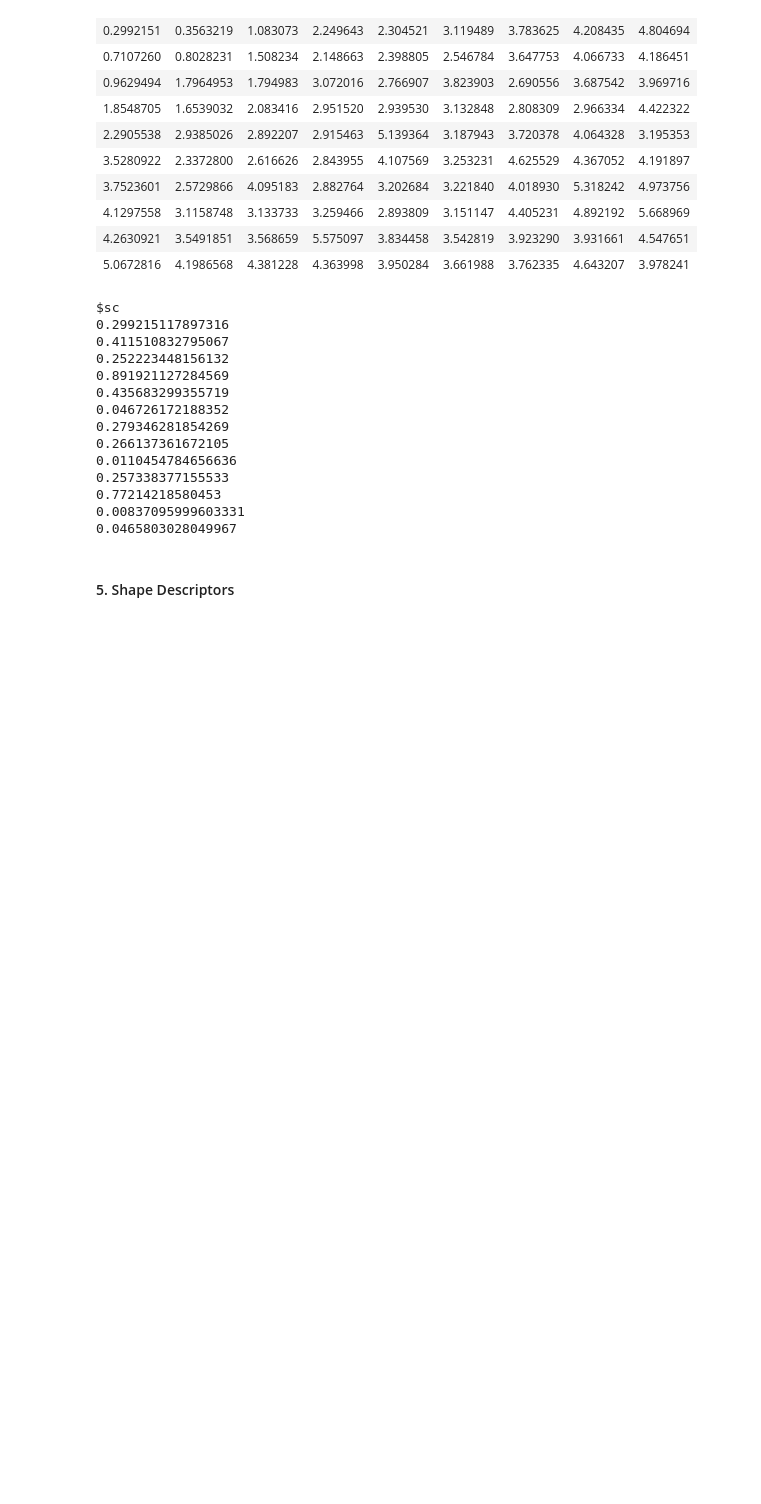
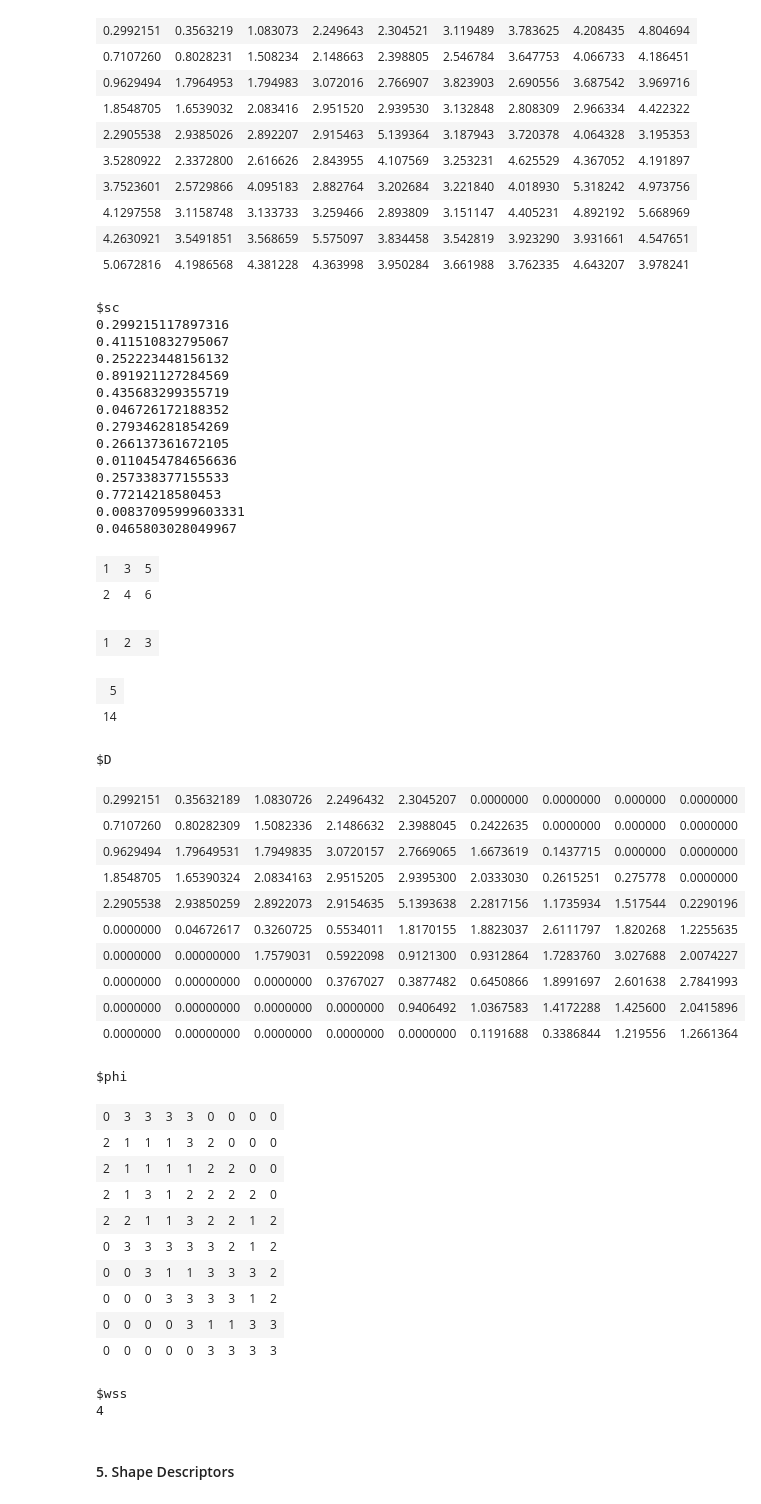
Before and after one commit to jianghaochu/dtw, a Jupyter notebook: code/shapeDTW_translate/dtw_utilities.ipynb, the cells around one changed output. Cells and saved outputs as stored; diff of their text form; code cells hidden in the pictures; blank space fills up the shorter version.

```diff
--- a/code/shapeDTW_translate/dtw_utilities.ipynb
+++ b/code/shapeDTW_translate/dtw_utilities.ipynb
@@ -325,0 +328,14 @@ $sc
+# %%
+x = matrix(c(1, 2, 3, 4, 5, 6), ncol = 3)
+c = matrix(c(1, 2, 3), ncol = 3)
+x
+c
+# %% [output]
+| 1 | 3 | 5 |
+| 2 | 4 | 6 |
+| 1 | 2 | 3 |
+# %%
+dist2(x, c)
+# %% [output]
+| 5 |
+| 14 |
@@ -326,3 +344,30 @@ $sc
+# %%
+dpcore_window(M, C, 4)
+# %% [output]
+$D
+| 0.2992151 | 0.35632189 | 1.0830726 | 2.2496432 | 2.3045207 | 0.0000000 | 0.0000000 | 0.000000 | 0.0000000 |
+| 0.7107260 | 0.80282309 | 1.5082336 | 2.1486632 | 2.3988045 | 0.2422635 | 0.0000000 | 0.000000 | 0.0000000 |
+| 0.9629494 | 1.79649531 | 1.7949835 | 3.0720157 | 2.7669065 | 1.6673619 | 0.1437715 | 0.000000 | 0.0000000 |
+| 1.8548705 | 1.65390324 | 2.0834163 | 2.9515205 | 2.9395300 | 2.0333030 | 0.2615251 | 0.275778 | 0.0000000 |
+| 2.2905538 | 2.93850259 | 2.8922073 | 2.9154635 | 5.1393638 | 2.2817156 | 1.1735934 | 1.517544 | 0.2290196 |
+| 0.0000000 | 0.04672617 | 0.3260725 | 0.5534011 | 1.8170155 | 1.8823037 | 2.6111797 | 1.820268 | 1.2255635 |
+| 0.0000000 | 0.00000000 | 1.7579031 | 0.5922098 | 0.9121300 | 0.9312864 | 1.7283760 | 3.027688 | 2.0074227 |
+| 0.0000000 | 0.00000000 | 0.0000000 | 0.3767027 | 0.3877482 | 0.6450866 | 1.8991697 | 2.601638 | 2.7841993 |
+| 0.0000000 | 0.00000000 | 0.0000000 | 0.0000000 | 0.9406492 | 1.0367583 | 1.4172288 | 1.425600 | 2.0415896 |
+| 0.0000000 | 0.00000000 | 0.0000000 | 0.0000000 | 0.0000000 | 0.1191688 | 0.3386844 | 1.219556 | 1.2661364 |
+$phi
+| 0 | 3 | 3 | 3 | 3 | 0 | 0 | 0 | 0 |
+| 2 | 1 | 1 | 1 | 3 | 2 | 0 | 0 | 0 |
+| 2 | 1 | 1 | 1 | 1 | 2 | 2 | 0 | 0 |
+| 2 | 1 | 3 | 1 | 2 | 2 | 2 | 2 | 0 |
+| 2 | 2 | 1 | 1 | 3 | 2 | 2 | 1 | 2 |
+| 0 | 3 | 3 | 3 | 3 | 3 | 2 | 1 | 2 |
+| 0 | 0 | 3 | 1 | 1 | 3 | 3 | 3 | 2 |
+| 0 | 0 | 0 | 3 | 3 | 3 | 3 | 1 | 2 |
+| 0 | 0 | 0 | 0 | 3 | 1 | 1 | 3 | 3 |
+| 0 | 0 | 0 | 0 | 0 | 3 | 3 | 3 | 3 |
+$wss
+4
 # %% [markdown]
 #### 5. Shape Descriptors
 # %%
```
Also changed, not shown: parts of 2 cells of this notebook.
